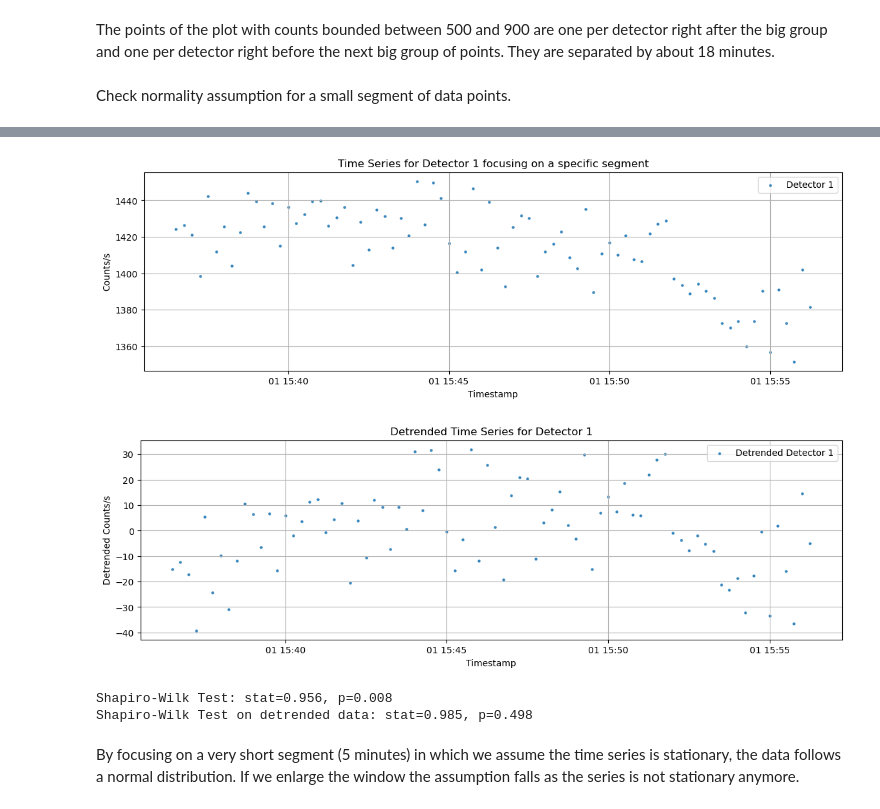
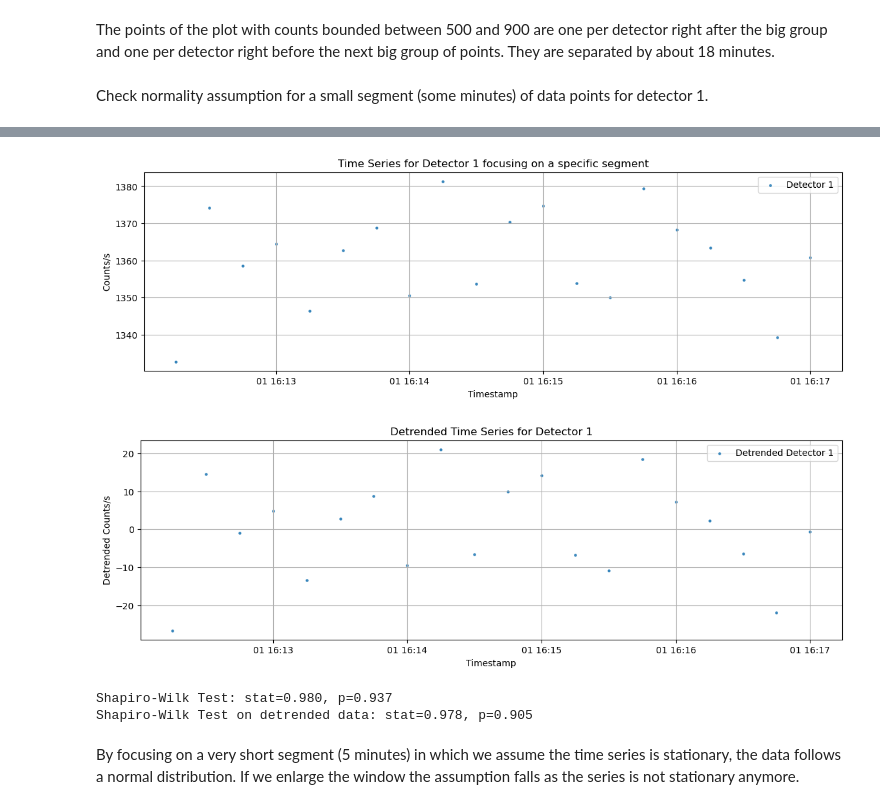
Before and after one commit to ClotanPaul/AI_industry, a Jupyter notebook: Project/EDA.ipynb, the cells around one changed output, grey strips where cells are left out. Saved outputs shown, nothing was run; the diff lists cells and outputs as text; code cells hidden in the pictures.

Commit message:
Update EDA.ipynb
checked normality assumption on a 5 minutes segment (20 data points)

```diff
--- a/Project/EDA.ipynb
+++ b/Project/EDA.ipynb
@@ -135,7 +135,7 @@ fig.show()
 # %% [markdown]
 The points of the plot with counts bounded between 500 and 900 are one per detector right after the big group and one per detector right before the next big group of points. They are separated by about 18 minutes.
 # %% [markdown]
-Check normality assumption for a small segment of data points.
+Check normality assumption for a small segment (some minutes) of data points for detector 1.
 # %%
 from scipy.stats import shapiro
 
@@ -143,7 +143,7 @@ from scipy.stats import shapiro
 start = pd.Timestamp("2028-03-01 15:01:45")
 end = pd.Timestamp("2028-03-01 16:26:15")
 # Generate a random start time within the range
-n_min = 20
+n_min = 5  # Number of minutes for the time window
 random_start = start + pd.Timedelta(seconds=np.random.randint(0, int((end - start).total_seconds() - 60*n_min)))
 
 # Define the random end time as 5 minutes after the random start time
@@ -194,7 +194,7 @@ Random time window: 2028-03-01 15:36:19 to 2028-03-01 15:56:19
-[figure, old version]
+[figure, new version]
-[figure, old version]
+[figure, new version]
-Shapiro-Wilk Test: stat=0.956, p=0.008
-Shapiro-Wilk Test on detrended data: stat=0.985, p=0.498
+Shapiro-Wilk Test: stat=0.980, p=0.937
+Shapiro-Wilk Test on detrended data: stat=0.978, p=0.905
 # %% [markdown]
 By focusing on a very short segment (5 minutes) in which we assume the time series is stationary, the data follows a normal distribution. If we enlarge the window the assumption falls as the series is not stationary anymore.
 # %% [markdown]
```
Also changed, not shown: parts of 1 cell of this notebook.
